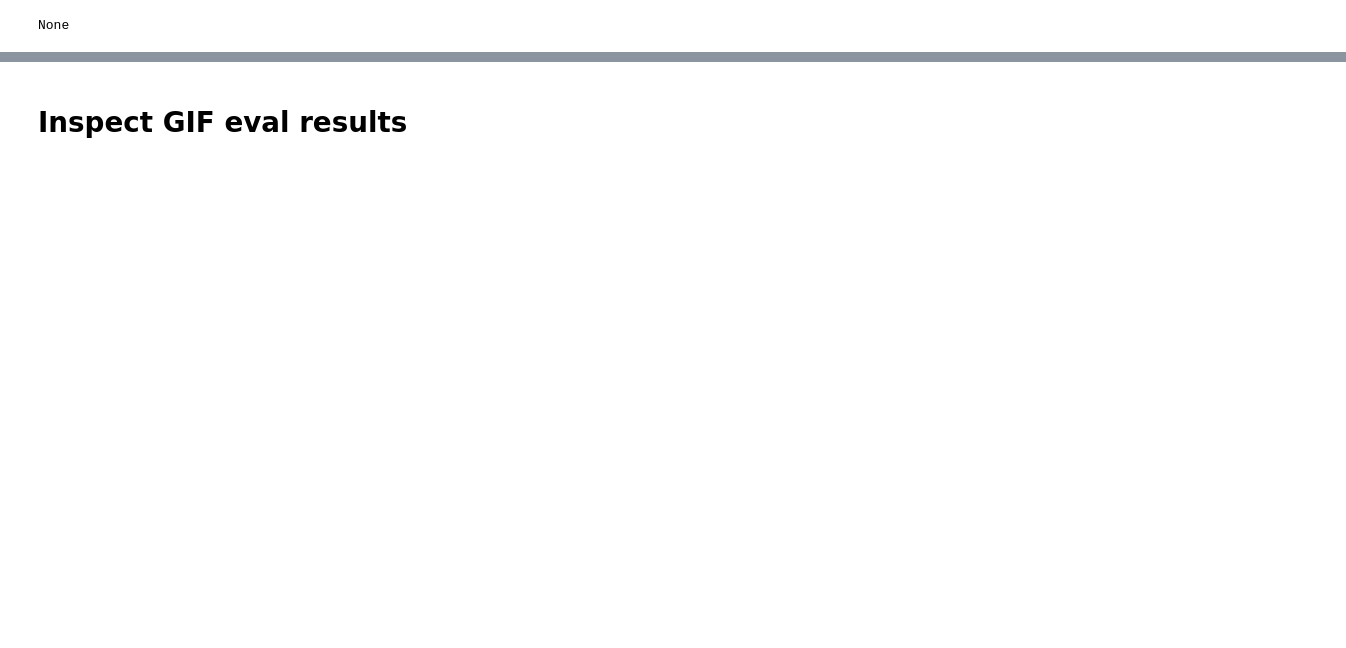
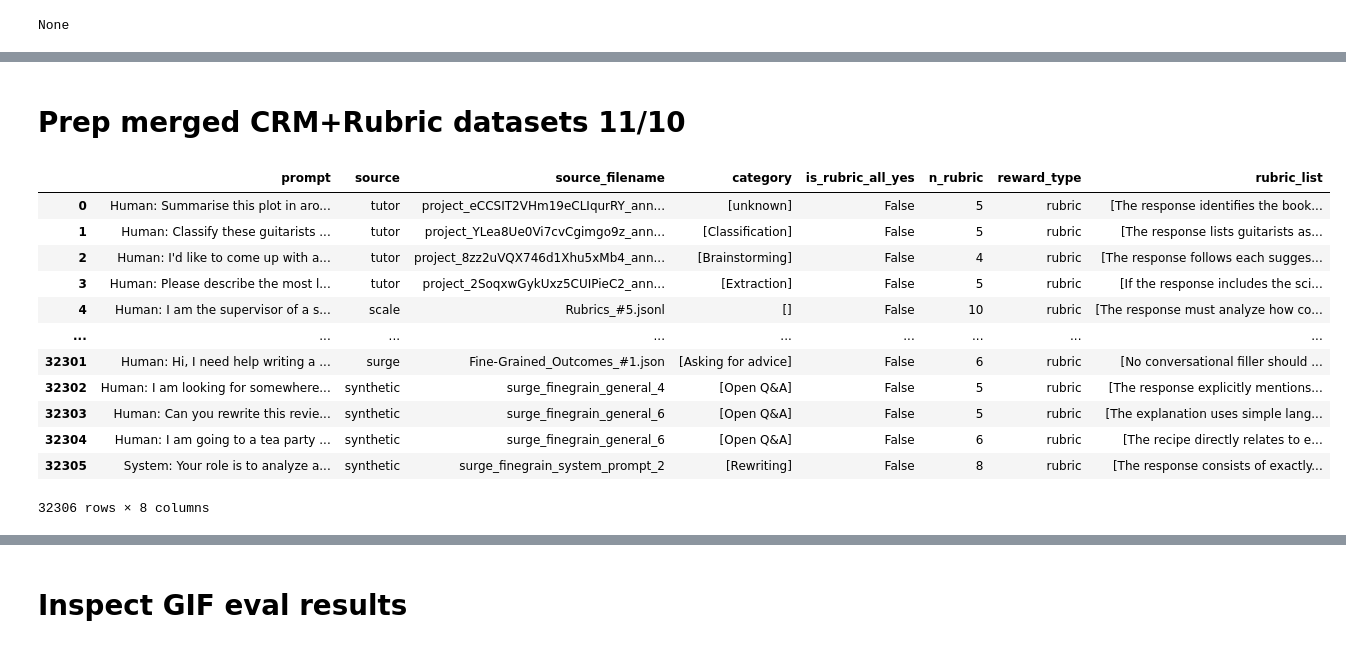
Before and after one commit to yuchenhe-xai/yccolab, a Jupyter notebook: 241015_exp_runs_rubrics.ipynb, the cells around one changed output, grey strips where cells are left out. Saved outputs shown, nothing was run; the diff lists cells and outputs as text; code cells hidden in the pictures; blank space fills up the shorter version.

```diff
--- a/241015_exp_runs_rubrics.ipynb
+++ b/241015_exp_runs_rubrics.ipynb
@@ -3789,0 +3748,19 @@ plt.show()
+# %% [markdown]
+# Prep merged CRM+Rubric datasets 11/10
+# %%
+data_rl = utils.read_df("/data/datasets/rubrics/mixtures/policy/mix-rubrics-8k/df.parquet")
+data_rl
+# %% [output]
+|  | prompt | source | source_filename | category | is_rubric_all_yes | n_rubric | reward_type | rubric_list |
+| 0 | Human: Summarise this plot in aro... | tutor | project_eCCSIT2VHm19eCLIqurRY_ann... | [unknown] | False | 5 | rubric | [The response identifies the book... |
+| 1 | Human: Classify these guitarists ... | tutor | project_YLea8Ue0Vi7cvCgimgo9z_ann... | [Classification] | False | 5 | rubric | [The response lists guitarists as... |
+| 2 | Human: I'd like to come up with a... | tutor | project_8zz2uVQX746d1Xhu5xMb4_ann... | [Brainstorming] | False | 4 | rubric | [The response follows each sugges... |
+| 3 | Human: Please describe the most l... | tutor | project_2SoqxwGykUxz5CUIPieC2_ann... | [Extraction] | False | 5 | rubric | [If the response includes the sci... |
+| 4 | Human: I am the supervisor of a s... | scale | Rubrics_#5.jsonl | [] | False | 10 | rubric | [The response must analyze how co... |
+| ... | ... | ... | ... | ... | ... | ... | ... | ... |
+| 32301 | Human: Hi, I need help writing a ... | surge | Fine-Grained_Outcomes_#1.json | [Asking for advice] | False | 6 | rubric | [No conversational filler should ... |
+| 32302 | Human: I am looking for somewhere... | synthetic | surge_finegrain_general_4 | [Open Q&A] | False | 5 | rubric | [The response explicitly mentions... |
+| 32303 | Human: Can you rewrite this revie... | synthetic | surge_finegrain_general_6 | [Open Q&A] | False | 5 | rubric | [The explanation uses simple lang... |
+| 32304 | Human: I am going to a tea party ... | synthetic | surge_finegrain_general_6 | [Open Q&A] | False | 6 | rubric | [The recipe directly relates to e... |
+| 32305 | System: Your role is to analyze a... | synthetic | surge_finegrain_system_prompt_2 | [Rewriting] | False | 8 | rubric | [The response consists of exactly... |
+32306 rows × 8 columns
```
Also changed, not shown: parts of 26 cells of this notebook.
